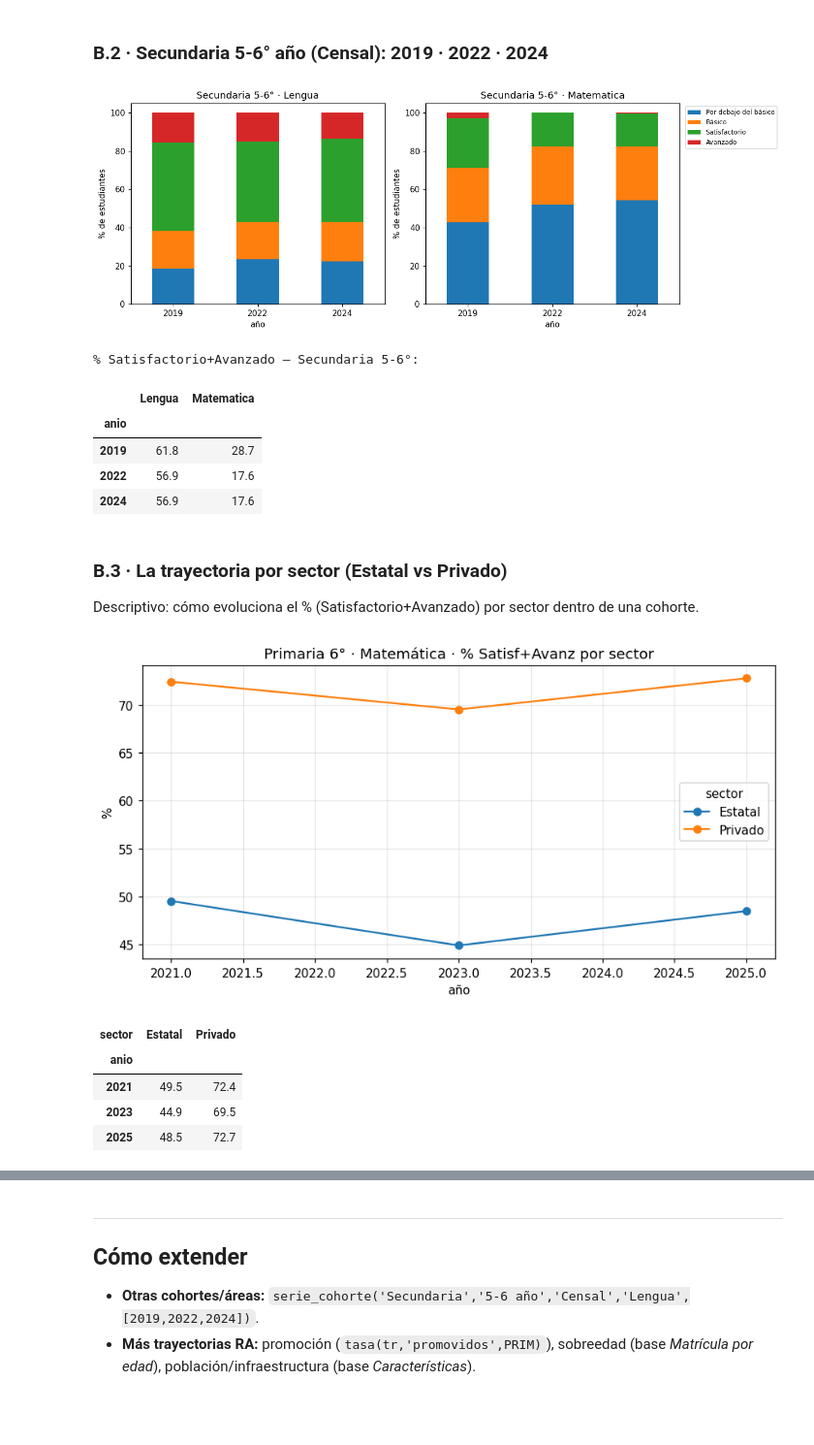
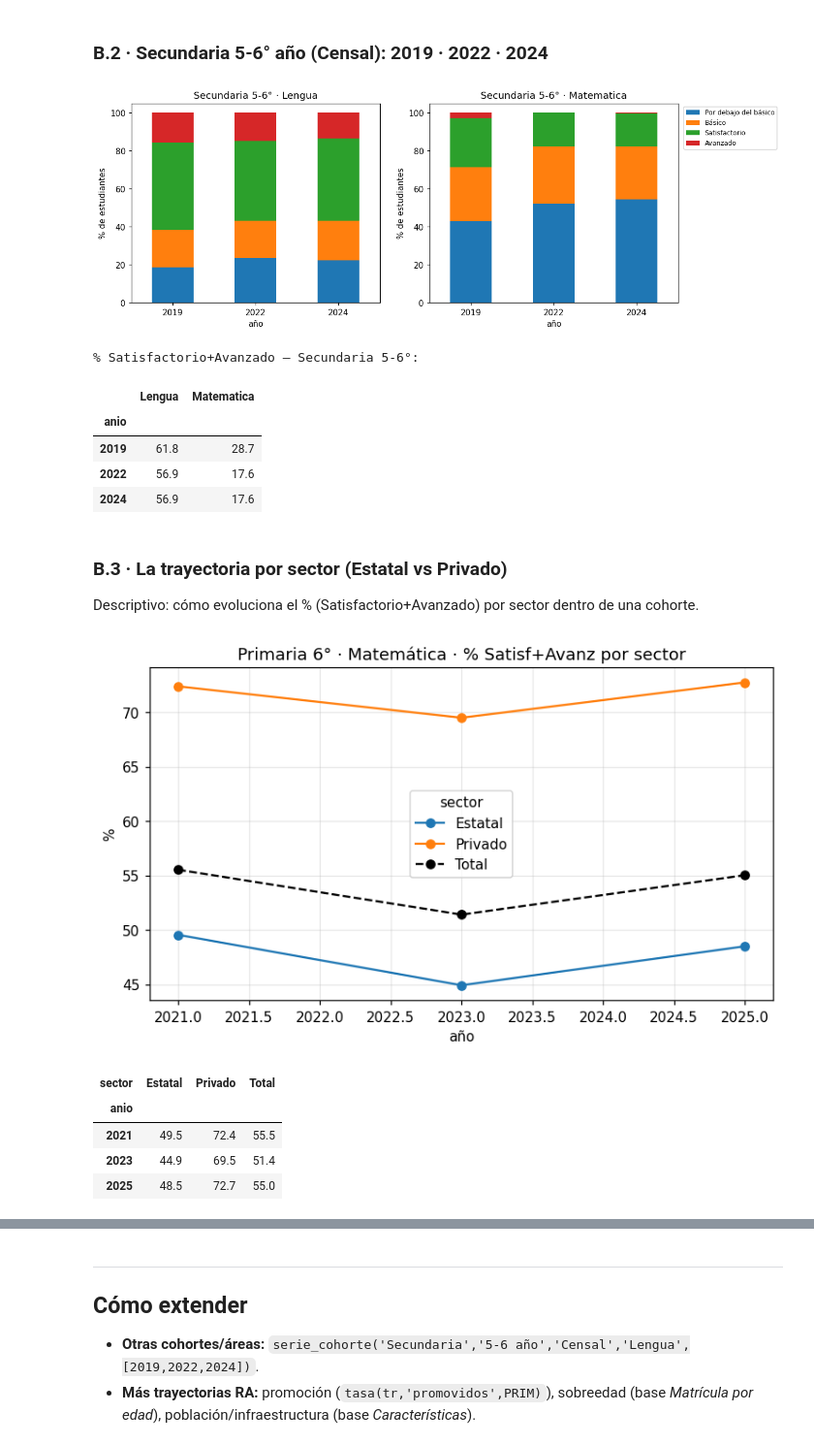
Before and after one commit to santiagoriverti/analisis_pruebas_aprender, a Jupyter notebook: 01_analisis.ipynb, the cells around one changed output, grey strips where cells are left out. Shown at 97% size. Drawn from its saved outputs; the diff is of its cells as text; code cells hidden in the pictures; blank space fills up the shorter version.

```diff
--- a/01_analisis.ipynb
+++ b/01_analisis.ipynb
@@ -41,6 +41,15 @@ else:
 assert os.path.isdir(os.path.join(OUT, 'aprender_long')), (
     f'No encuentro el dataset en {OUT}. Corré primero 00_consolidacion.ipynb.')
 plt.rcParams['figure.dpi'] = 110
+
+# Carpeta donde se guardan los gráficos en alta resolución (300 dpi) para descargar al final
+GRAF = os.path.abspath('graficos_trayectorias'); os.makedirs(GRAF, exist_ok=True)
+_figs = []  # registro de gráficos generados
+def guardar(fig, nombre):
+    ruta = os.path.join(GRAF, nombre + '.png')
+    fig.savefig(ruta, dpi=300, bbox_inches='tight')
+    _figs.append(nombre); return fig
 print('Datos consolidados en:', OUT)
+print('Los gráficos (300 dpi) se guardarán en:', GRAF)
 # %% [output]
 Datos consolidados en: C:\Users\sriverti\Desktop\INECO\Repositorios\analisis_pruebas_aprender\datos_consolidados
@@ -259,12 +272,12 @@ for i, area in enumerate(['Lengua', 'Matematica']):
     ax[i].set_xlabel('año'); ax[i].set_ylabel('% de estudiantes'); ax[i].tick_params(axis='x', rotation=0)
     ax[i].legend().set_visible(i==1)
 if ax[1].get_legend(): ax[1].legend(bbox_to_anchor=(1.01,1), fontsize=8)
-plt.tight_layout(); plt.show()
+guardar(fig, 'B2_desempeno_secundaria56'); plt.show()
 resumen_s = pd.DataFrame({area: serie_cohorte('Secundaria','5-6 año','Censal',area,anios_s)[['Satisfactorio','Avanzado']].sum(axis=1)
                           for area in ['Lengua','Matematica']})
 print('% Satisfactorio+Avanzado — Secundaria 5-6°:'); resumen_s.round(1)
 # %% [output]
-[figure, old version]
+[figure, new version]
 % Satisfactorio+Avanzado — Secundaria 5-6°:
 |  | Lengua | Matematica |
 | anio |  |  |
@@ -277,17 +290,20 @@ Descriptivo: cómo evoluciona el % (Satisfactorio+Avanzado) por sector dentro de
 # %%
 def serie_sector(nivel, grado, cobertura, area, anios):
     df = pd.concat([cargar_desempeno(a) for a in anios], ignore_index=True)
     coh = df[(df.nivel==nivel)&(df.grado==grado)&(df.cobertura==cobertura)&(df.area==area)]
     pct = desempeno_pct(coh, ['anio','sector'])
     return (pct[['Satisfactorio','Avanzado']].sum(axis=1)).unstack('sector')
 g = serie_sector('Primaria','6 grado','Censal','Matematica',[2021,2023,2025])
-ax = g.plot(marker='o', figsize=(8,4.3), title='Primaria 6° · Matemática · % Satisf+Avanz por sector')
-ax.set_xlabel('año'); ax.set_ylabel('%'); ax.grid(alpha=.3); ax.margins(x=.05); plt.tight_layout(); plt.show()
+g['Total'] = serie_cohorte('Primaria','6 grado','Censal','Matematica',[2021,2023,2025])[['Satisfactorio','Avanzado']].sum(axis=1)
+fig, ax = plt.subplots(figsize=(8,4.3))
+g.plot(marker='o', ax=ax, style={'Total':'k--o'}, title='Primaria 6° · Matemática · % Satisf+Avanz por sector')
+ax.set_xlabel('año'); ax.set_ylabel('%'); ax.grid(alpha=.3); ax.margins(x=.05)
+guardar(fig, 'B3_sector_primaria6_matematica'); plt.show()
 g.round(1)
 # %% [output]
-[figure, old version]
+[figure, new version]
-| sector | Estatal | Privado |
-| anio |  |  |
-| 2021 | 49.5 | 72.4 |
-| 2023 | 44.9 | 69.5 |
-| 2025 | 48.5 | 72.7 |
+| sector | Estatal | Privado | Total |
+| anio |  |  |  |
+| 2021 | 49.5 | 72.4 | 55.5 |
+| 2023 | 44.9 | 69.5 | 51.4 |
+| 2025 | 48.5 | 72.7 | 55.0 |
```
Also changed, not shown: parts of 8 cells of this notebook, 4 other files.
